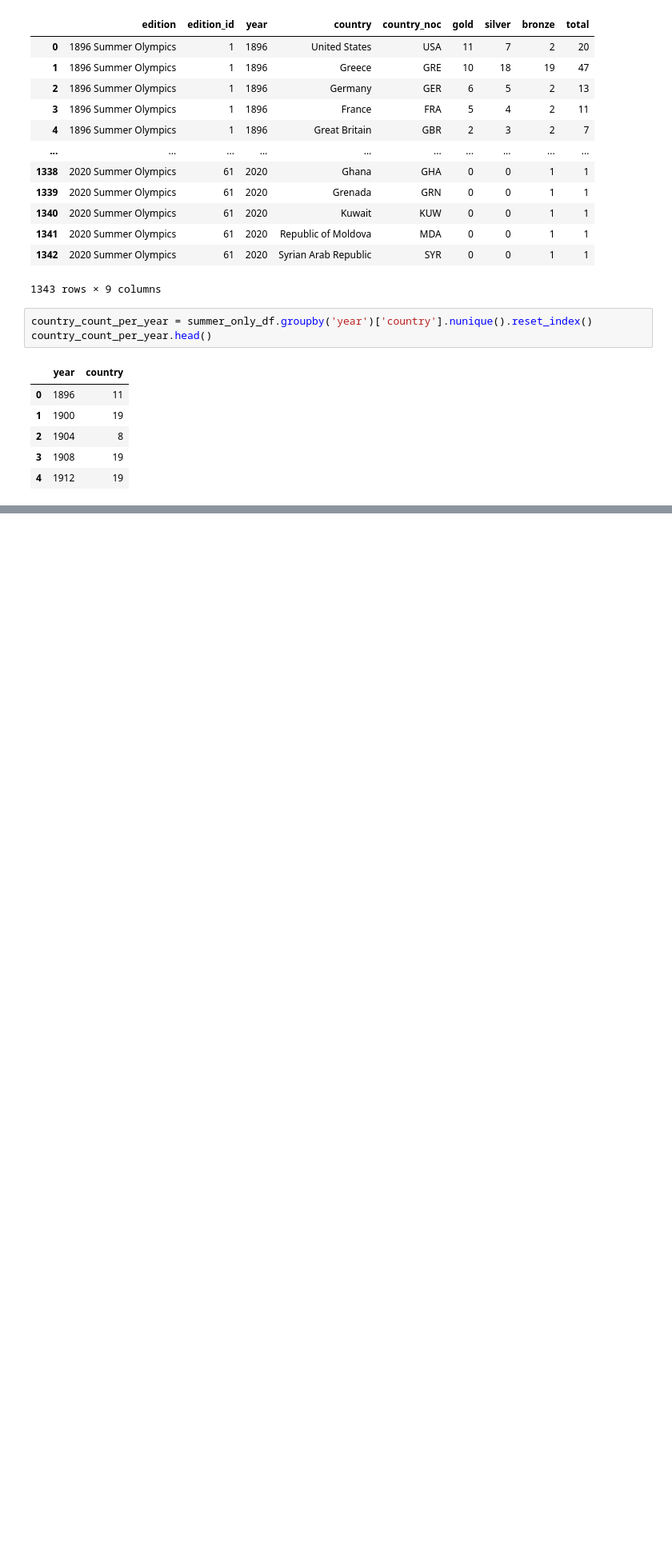
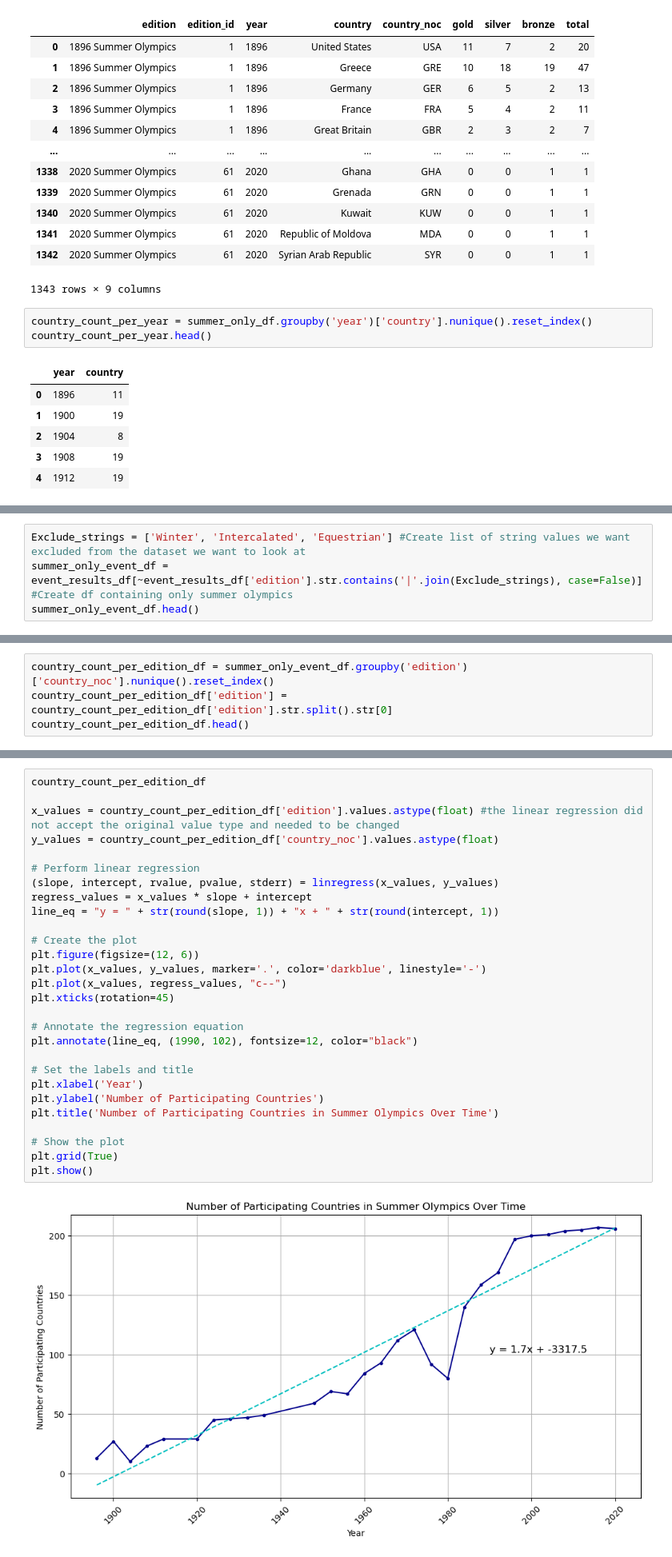
Before and after one commit to brandonhayes13/olympic_project, a Jupyter notebook: Country_Code.ipynb, the cells around one changed output, grey strips where cells are left out. Shown: that part at 80% size. Cells and saved outputs as stored; diff of their text form; blank space fills up the shorter version.

```diff
--- a/Country_Code.ipynb
+++ b/Country_Code.ipynb
@@ -99,0 +105,4 @@ plt.show()
+# %%
+Exclude_strings = ['Winter', 'Intercalated', 'Equestrian'] #Create list of string values we want excluded from the dataset we want to look at
+summer_only_event_df = event_results_df[~event_results_df['edition'].str.contains('|'.join(Exclude_strings), case=False)] #Create df containing only summer olympics
+summer_only_event_df.head()
@@ -99,0 +116,4 @@ plt.show()
+# %%
+country_count_per_edition_df = summer_only_event_df.groupby('edition')['country_noc'].nunique().reset_index()
+country_count_per_edition_df['edition'] = country_count_per_edition_df['edition'].str.split().str[0]
+country_count_per_edition_df.head()
@@ -99,0 +127,30 @@ plt.show()
+# %%
+country_count_per_edition_df
+
+x_values = country_count_per_edition_df['edition'].values.astype(float) #the linear regression did not accept the original value type and needed to be changed
+y_values = country_count_per_edition_df['country_noc'].values.astype(float)
+
+# Perform linear regression
+(slope, intercept, rvalue, pvalue, stderr) = linregress(x_values, y_values)
+regress_values = x_values * slope + intercept
+line_eq = "y = " + str(round(slope, 1)) + "x + " + str(round(intercept, 1))
+
+# Create the plot
+plt.figure(figsize=(12, 6))
+plt.plot(x_values, y_values, marker='.', color='darkblue', linestyle='-')
+plt.plot(x_values, regress_values, "c--")
+plt.xticks(rotation=45)
+
+# Annotate the regression equation
+plt.annotate(line_eq, (1990, 102), fontsize=12, color="black")
+
+# Set the labels and title
+plt.xlabel('Year')
+plt.ylabel('Number of Participating Countries')
+plt.title('Number of Participating Countries in Summer Olympics Over Time')
+
+# Show the plot
+plt.grid(True)
+plt.show()
+# %% [output]
+[figure, added]
```
Also changed, not shown: parts of 4 cells of this notebook, 3 other files.
